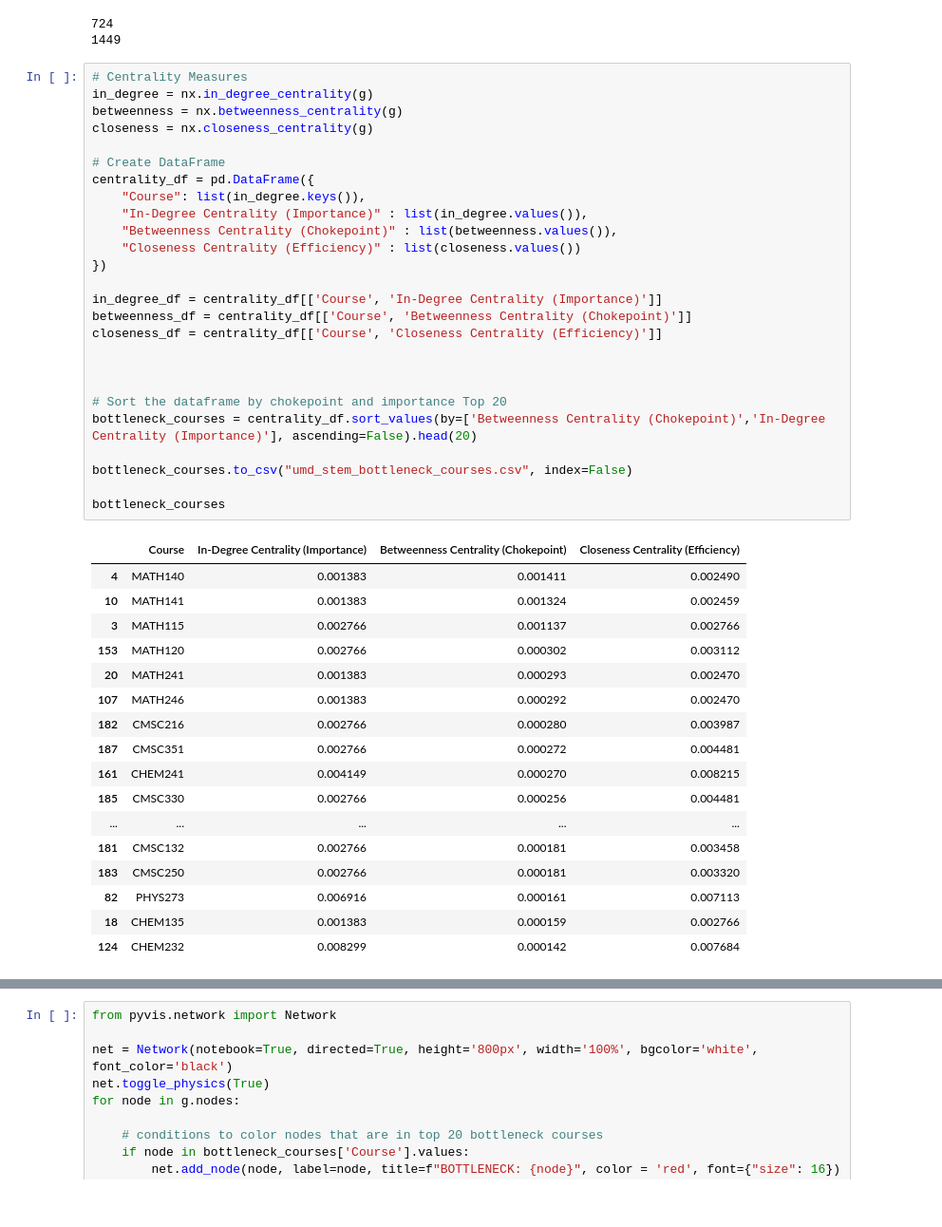
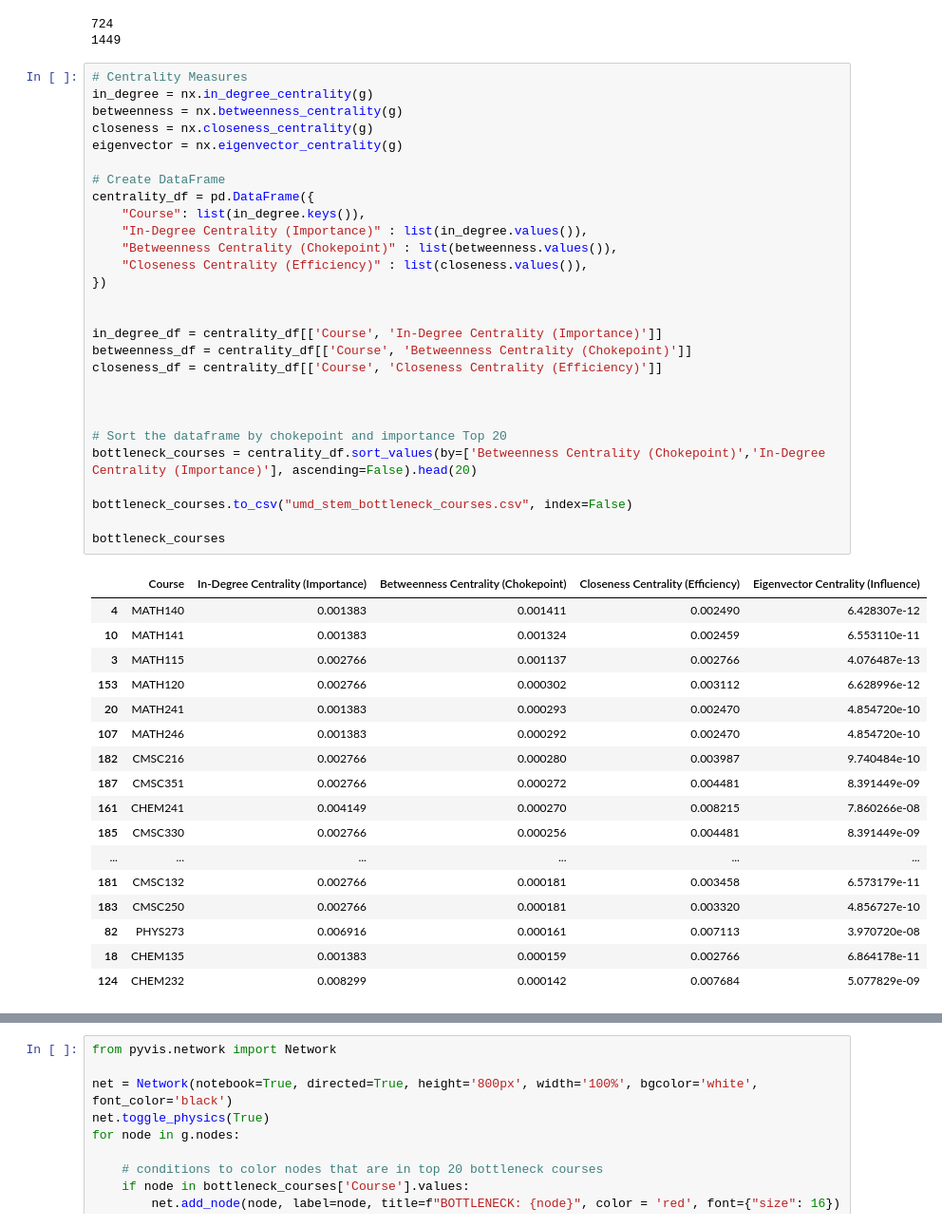
Before and after one commit to lexinlevan1/NetworkAnalysis_MedStudies, a Jupyter notebook: analysis.ipynb, the cells around one changed output, grey strips where cells are left out. Shown at 95% size. Drawn from its saved outputs; the diff is of its cells as text.

```diff
--- a/analysis.ipynb
+++ b/analysis.ipynb
@@ -146,44 +146,46 @@ print(g.number_of_edges())
 # %%
 # Centrality Measures
 in_degree = nx.in_degree_centrality(g)
 betweenness = nx.betweenness_centrality(g)
 closeness = nx.closeness_centrality(g)
+eigenvector = nx.eigenvector_centrality(g)
 
 # Create DataFrame
 centrality_df = pd.DataFrame({
     "Course": list(in_degree.keys()),
     "In-Degree Centrality (Importance)" : list(in_degree.values()),
     "Betweenness Centrality (Chokepoint)" : list(betweenness.values()),
-    "Closeness Centrality (Efficiency)" : list(closeness.values())
+    "Closeness Centrality (Efficiency)" : list(closeness.values()),
 })
+
 
 in_degree_df = centrality_df[['Course', 'In-Degree Centrality (Importance)']]
 betweenness_df = centrality_df[['Course', 'Betweenness Centrality (Chokepoint)']]
 closeness_df = centrality_df[['Course', 'Closeness Centrality (Efficiency)']]
 
 
 
 # Sort the dataframe by chokepoint and importance Top 20
 bottleneck_courses = centrality_df.sort_values(by=['Betweenness Centrality (Chokepoint)','In-Degree Centrality (Importance)'], ascending=False).head(20)
 
 bottleneck_courses.to_csv("umd_stem_bottleneck_courses.csv", index=False)
 
 bottleneck_courses
 # %% [output]
-|  | Course | In-Degree Centrality (Importance) | Betweenness Centrality (Chokepoint) | Closeness Centrality (Efficiency) |
-| 4 | MATH140 | 0.001383 | 0.001411 | 0.002490 |
-| 10 | MATH141 | 0.001383 | 0.001324 | 0.002459 |
-| 3 | MATH115 | 0.002766 | 0.001137 | 0.002766 |
-| 153 | MATH120 | 0.002766 | 0.000302 | 0.003112 |
-| 20 | MATH241 | 0.001383 | 0.000293 | 0.002470 |
-| 107 | MATH246 | 0.001383 | 0.000292 | 0.002470 |
-| 182 | CMSC216 | 0.002766 | 0.000280 | 0.003987 |
-| 187 | CMSC351 | 0.002766 | 0.000272 | 0.004481 |
-| 161 | CHEM241 | 0.004149 | 0.000270 | 0.008215 |
-| 185 | CMSC330 | 0.002766 | 0.000256 | 0.004481 |
-| ... | ... | ... | ... | ... |
-| 181 | CMSC132 | 0.002766 | 0.000181 | 0.003458 |
-| 183 | CMSC250 | 0.002766 | 0.000181 | 0.003320 |
-| 82 | PHYS273 | 0.006916 | 0.000161 | 0.007113 |
-| 18 | CHEM135 | 0.001383 | 0.000159 | 0.002766 |
-| 124 | CHEM232 | 0.008299 | 0.000142 | 0.007684 |
+|  | Course | In-Degree Centrality (Importance) | Betweenness Centrality (Chokepoint) | Closeness Centrality (Efficiency) | Eigenvector Centrality (Influence) |
+| 4 | MATH140 | 0.001383 | 0.001411 | 0.002490 | 6.428307e-12 |
+| 10 | MATH141 | 0.001383 | 0.001324 | 0.002459 | 6.553110e-11 |
+| 3 | MATH115 | 0.002766 | 0.001137 | 0.002766 | 4.076487e-13 |
+| 153 | MATH120 | 0.002766 | 0.000302 | 0.003112 | 6.628996e-12 |
+| 20 | MATH241 | 0.001383 | 0.000293 | 0.002470 | 4.854720e-10 |
+| 107 | MATH246 | 0.001383 | 0.000292 | 0.002470 | 4.854720e-10 |
+| 182 | CMSC216 | 0.002766 | 0.000280 | 0.003987 | 9.740484e-10 |
+| 187 | CMSC351 | 0.002766 | 0.000272 | 0.004481 | 8.391449e-09 |
+| 161 | CHEM241 | 0.004149 | 0.000270 | 0.008215 | 7.860266e-08 |
+| 185 | CMSC330 | 0.002766 | 0.000256 | 0.004481 | 8.391449e-09 |
+| ... | ... | ... | ... | ... | ... |
+| 181 | CMSC132 | 0.002766 | 0.000181 | 0.003458 | 6.573179e-11 |
+| 183 | CMSC250 | 0.002766 | 0.000181 | 0.003320 | 4.856727e-10 |
+| 82 | PHYS273 | 0.006916 | 0.000161 | 0.007113 | 3.970720e-08 |
+| 18 | CHEM135 | 0.001383 | 0.000159 | 0.002766 | 6.864178e-11 |
+| 124 | CHEM232 | 0.008299 | 0.000142 | 0.007684 | 5.077829e-09 |
```
Also changed, not shown: parts of 3 cells of this notebook, 1 other file.
